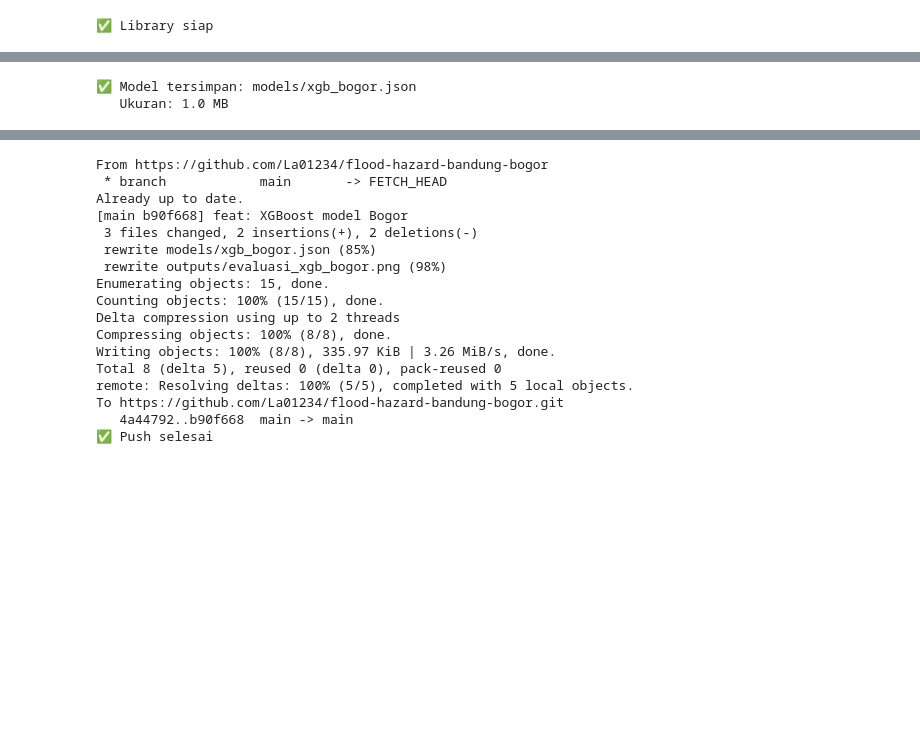
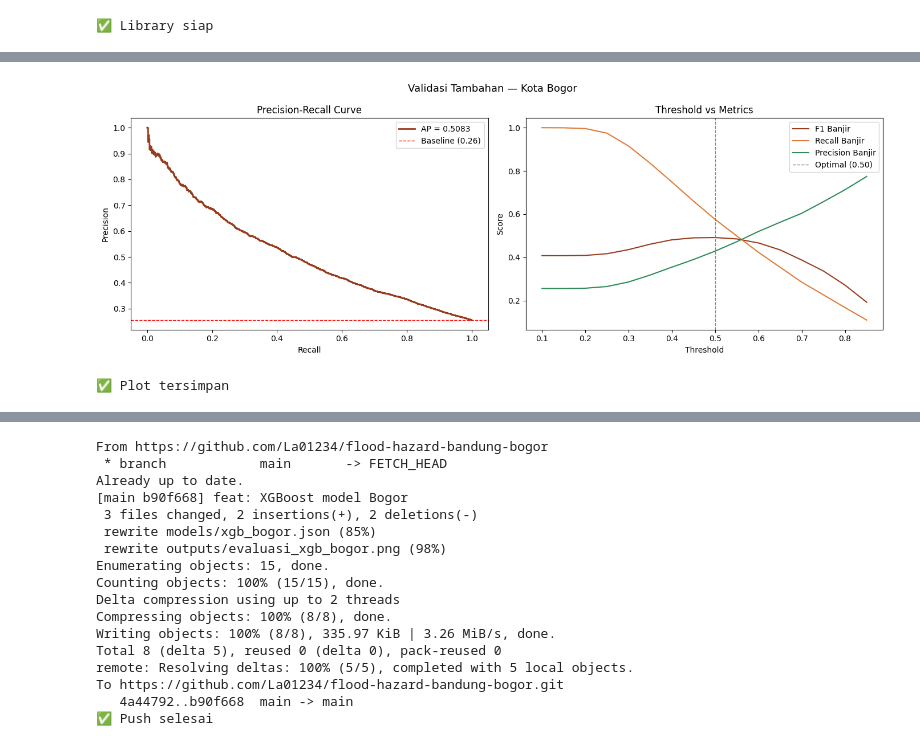
Before and after one commit to La01234/flood-hazard-bandung-bogor, a Jupyter notebook: notebooks/B_bogor_xgb.ipynb, the cells around one changed output, grey strips where cells are left out. Cells and saved outputs as stored; diff of their text form; code cells hidden in the pictures; blank space fills up the shorter version.

```diff
--- a/notebooks/B_bogor_xgb.ipynb
+++ b/notebooks/B_bogor_xgb.ipynb
@@ -430,11 +478,34 @@ print("✅ Plot tersimpan")
 ✅ Plot tersimpan
-# %%
-os.makedirs('models', exist_ok=True)
-
-best_xgb.save_model(f'models/xgb_{CITY}.json')
-
-print(f"✅ Model tersimpan: models/xgb_{CITY}.json")
-print(f"   Ukuran: {os.path.getsize(f'models/xgb_{CITY}.json')/1e6:.1f} MB")
-# %% [output]
-✅ Model tersimpan: models/xgb_bogor.json
-   Ukuran: 1.0 MB
+# %%
+fig, axes = plt.subplots(1, 2, figsize=(14, 5))
+
+# Precision-Recall Curve
+prec_arr, rec_arr, _ = precision_recall_curve(y_test, y_proba)
+axes[0].plot(rec_arr, prec_arr, color='#993C1D', lw=2,
+             label=f'AP = {ap:.4f}')
+axes[0].axhline(y=y_test.mean(), color='r', linestyle='--', lw=1,
+                label=f'Baseline ({y_test.mean():.2f})')
+axes[0].set_xlabel('Recall')
+axes[0].set_ylabel('Precision')
+axes[0].set_title('Precision-Recall Curve')
+axes[0].legend()
+
+# Threshold vs Metrics
+axes[1].plot(thresholds, f1_scores,        label='F1 Banjir',        color='#993C1D')
+axes[1].plot(thresholds, recall_scores,    label='Recall Banjir',    color='#E07B39')
+axes[1].plot(thresholds, precision_scores, label='Precision Banjir', color='#2E8B57')
+axes[1].axvline(x=best_threshold, color='gray', linestyle='--', lw=1,
+                label=f'Optimal ({best_threshold:.2f})')
+axes[1].set_xlabel('Threshold')
+axes[1].set_ylabel('Score')
+axes[1].set_title('Threshold vs Metrics')
+axes[1].legend()
+
+plt.suptitle(f'Validasi Tambahan — Kota {CITY.title()}', fontsize=13)
+plt.tight_layout()
+plt.savefig(f'outputs/validasi_tambahan_{CITY}.png', dpi=150, bbox_inches='tight')
+plt.show()
+print("✅ Plot tersimpan")
+# %% [output]
+[figure, added]
+✅ Plot tersimpan
```
Also changed, not shown: parts of 12 cells of this notebook, 6 other files.
